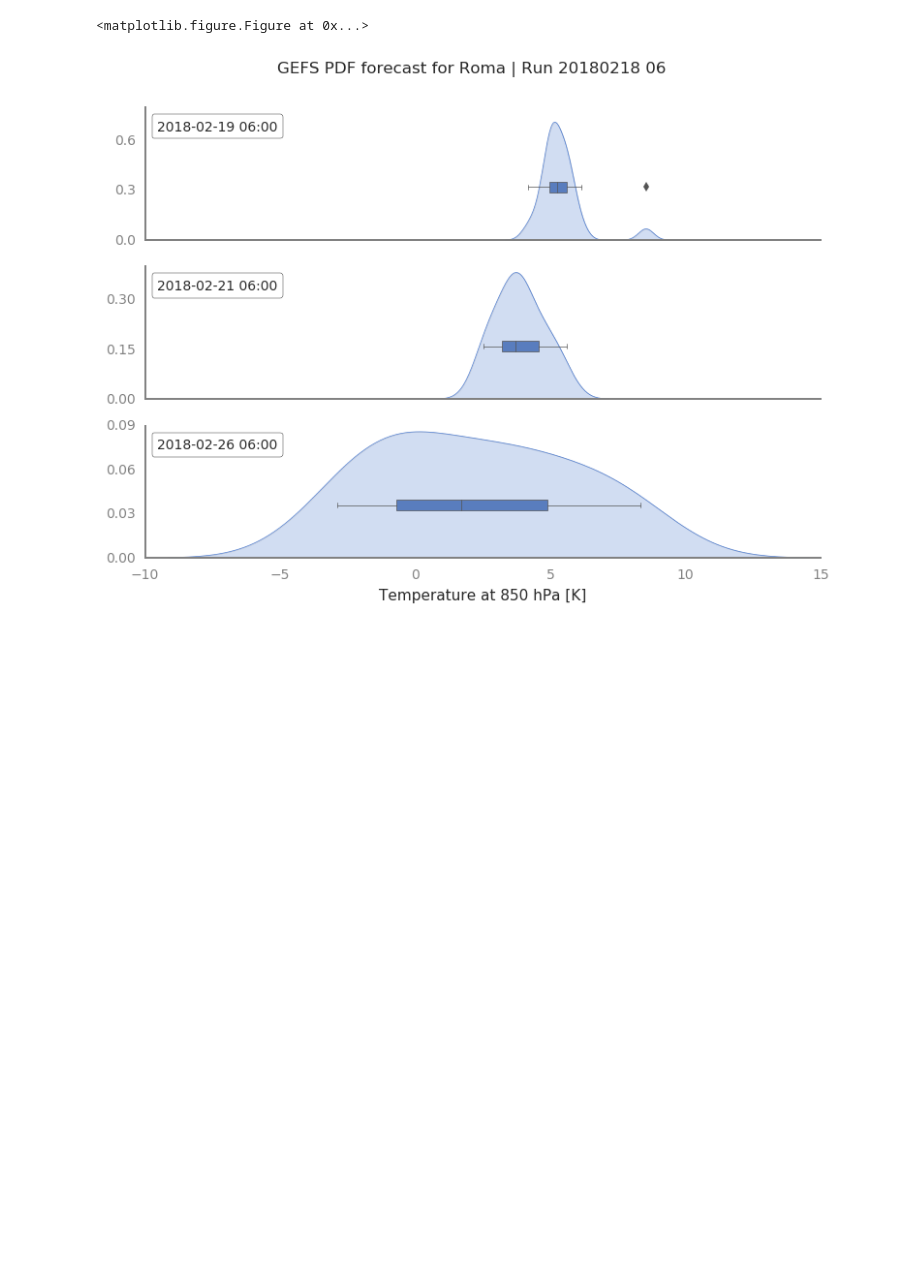
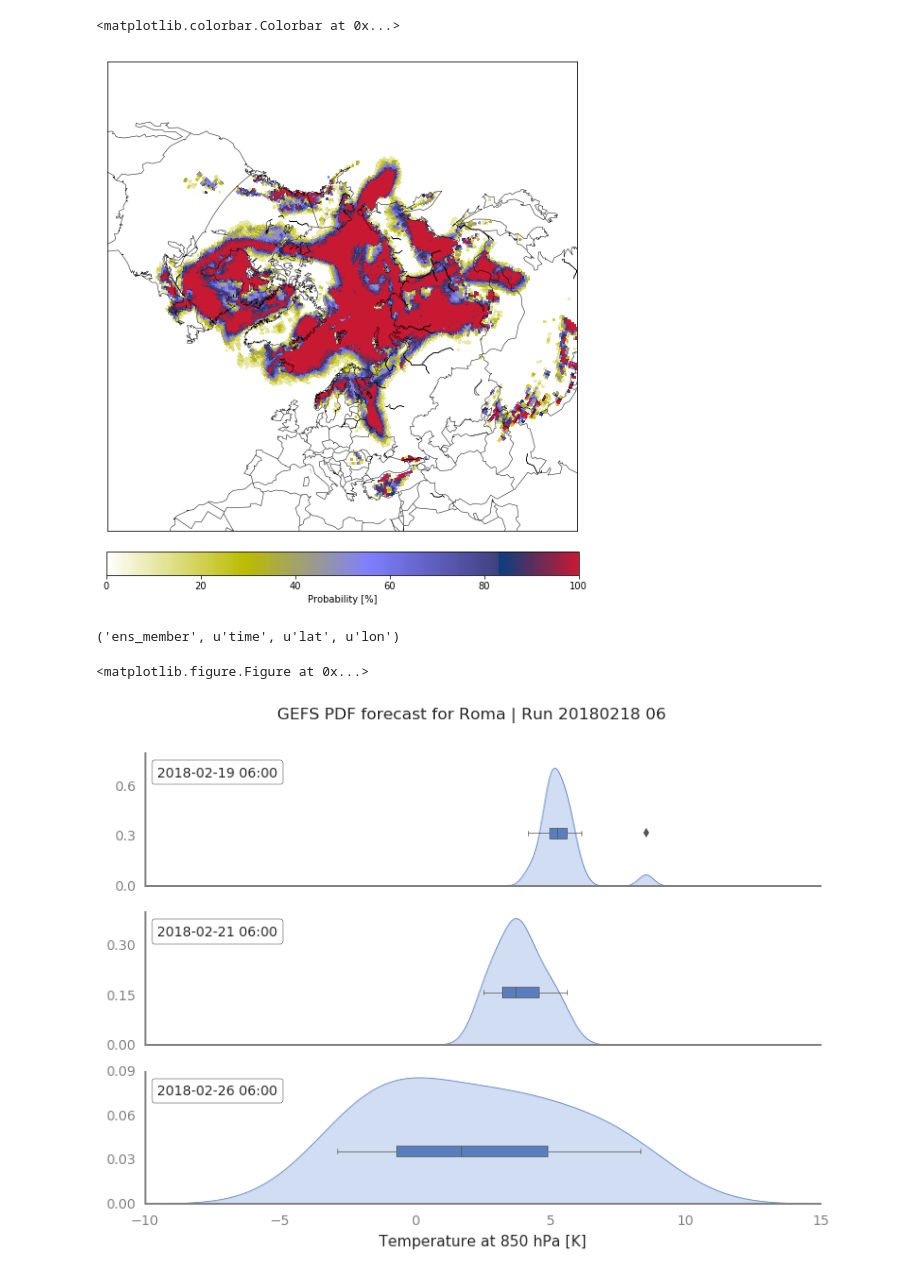
Before and after one commit to guidocioni/gens, a Jupyter notebook: plot_gefs.ipynb, the cells around one changed output. Saved outputs shown, nothing was run; the diff lists cells and outputs as text; code cells hidden in the pictures; blank space fills up the shorter version.

```diff
--- a/plot_gefs.ipynb
+++ b/plot_gefs.ipynb
@@ -44,3 +65,25 @@ dtime = merged['time'].values
+# %%
+fig = plt.figure(figsize=(10,10))
+m = utils.get_projection(projection="nh", labels=False)
+# m.shadedrelief(scale=0.4, alpha=0.8)
+lon2d, lat2d = np.meshgrid(merged['lon'], merged['lat'])
+
+# Truncate colormap
+cmap = plt.get_cmap('gist_stern_r')
+new_cmap = utils.truncate_colormap(cmap, 0, 0.9)
+
+# Probabilites plot
+prob_snow=snow.mean(axis=0)*100.
+prob_snow=np.ma.masked_less_equal(prob_snow, 5)
+
+cs = m.pcolormesh(lon2d, lat2d, prob_snow[10,:,:], vmin=0, vmax=100,
+                cmap=new_cmap, latlon=True)
+
+plt.gca().clabel(c, c.levels, inline=True, fmt='%d' , fontsize=10)
+plt.colorbar(cs, orientation='horizontal', label='Probability [%]',fraction=0.046, pad=0.04)
+# %% [output]
+<matplotlib.colorbar.Colorbar at 0x...>
+[figure, added]
 # %%
 diri='/scratch/local1/m300382/gens/grib/'
 diri_images='/scratch/local1/m300382/gens/'
@@ -86,6 +129,10 @@ wind_speed_10m=3.6*wind_speed_10m
 lon=np.where(nc.variables['lon'][:] >=180,nc.variables['lon'][:]-360, nc.variables['lon'][:] )
 lat=nc.variables['lat'][:]
 dtime = netCDF4.num2date(time_var[:],time_var.units)
+# %%
+t_2m.dims
+# %% [output]
+('ens_member', u'time', u'lat', u'lon')
 # %%
 from geopy.geocoders import Nominatim
 
```
Also changed, not shown: parts of 8 cells of this notebook, 6 other files.
